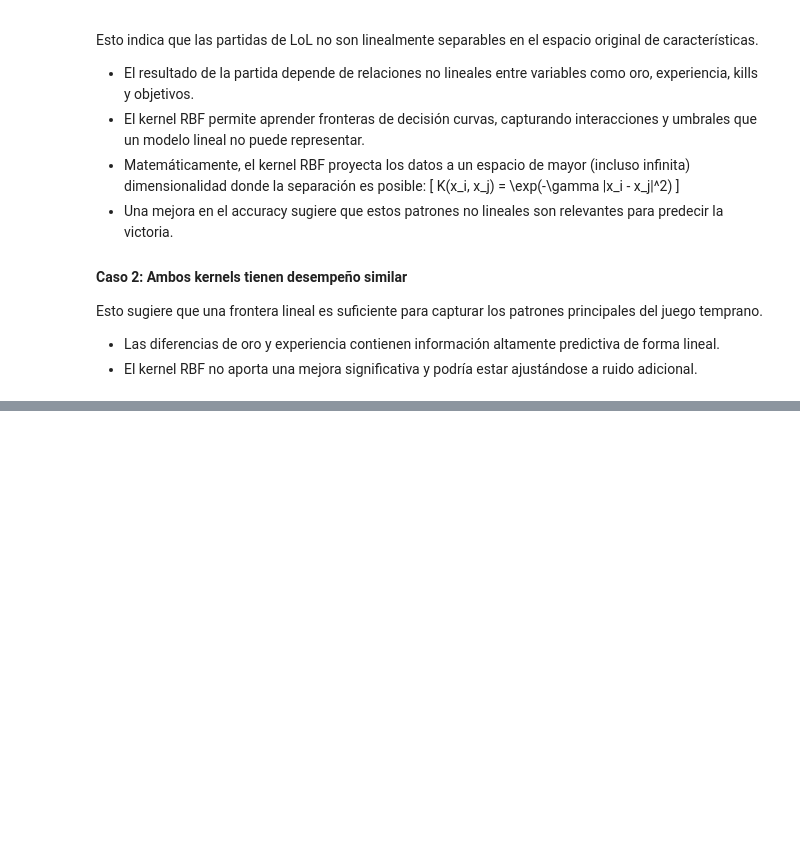
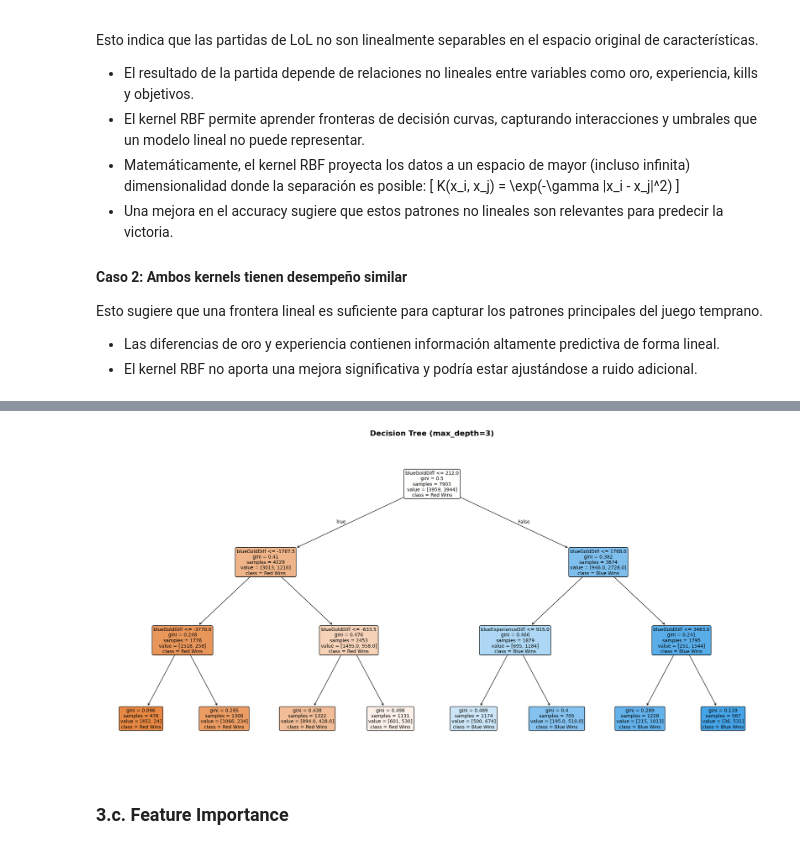
Before and after one commit to DavidDominguez-11/AI-LAB3, a Jupyter notebook: task3.ipynb, the cells around one changed output, grey strips where cells are left out. Drawn from its saved outputs; the diff is of its cells as text; code cells hidden in the pictures; blank space fills up the shorter version.

```diff
--- a/task3.ipynb
+++ b/task3.ipynb
@@ -539,0 +618,21 @@ Esto sugiere que una frontera lineal es suficiente para capturar los patrones pr
+# %%
+# Verificar si el árbol es muy grande
+if dt_classifier.get_depth() > 10:
+    print(f"El árbol es muy profundo (depth={dt_classifier.get_depth()})")
+    print("   Se recomienda visualizar solo con max_depth=3")
+    print("   Entrenando árbol limitado para visualización...\n")
+
+    # Crear árbol limitado para visualización
+    dt_limited = DecisionTreeClassifier(max_depth=3, random_state=42)
+    dt_limited.fit(X_train, y_train)
+
+    print(f"Árbol limitado:")
+    print(f"  Profundidad: {dt_limited.get_depth()}")
+    print(f"  Accuracy en test: {dt_limited.score(X_test, y_test):.4f}")
+
+    tree_to_plot = dt_limited
+    title_suffix = "(max_depth=3)"
+else:
+    print(f"✓ El árbol tiene profundidad manejable (depth={dt_classifier.get_depth()})")
+    tree_to_plot = dt_classifier
+    title_suffix = "(completo)"
@@ -539,0 +647,18 @@ Esto sugiere que una frontera lineal es suficiente para capturar los patrones pr
+# %%
+# Visualizar el árbol
+plt.figure(figsize=(20, 10))
+plot_tree(
+    tree_to_plot,
+    feature_names=X_train.columns,
+    class_names=['Red Wins', 'Blue Wins'],
+    filled=True,
+    rounded=True,
+    fontsize=10
+)
+plt.title(f'Decision Tree {title_suffix}', fontsize=16, fontweight='bold', pad=20)
+plt.tight_layout()
+plt.show()
+# %% [output]
+[figure, added]
+# %% [markdown]
+### 3.c.  Feature Importance
```
Also changed, not shown: parts of 14 cells of this notebook.
